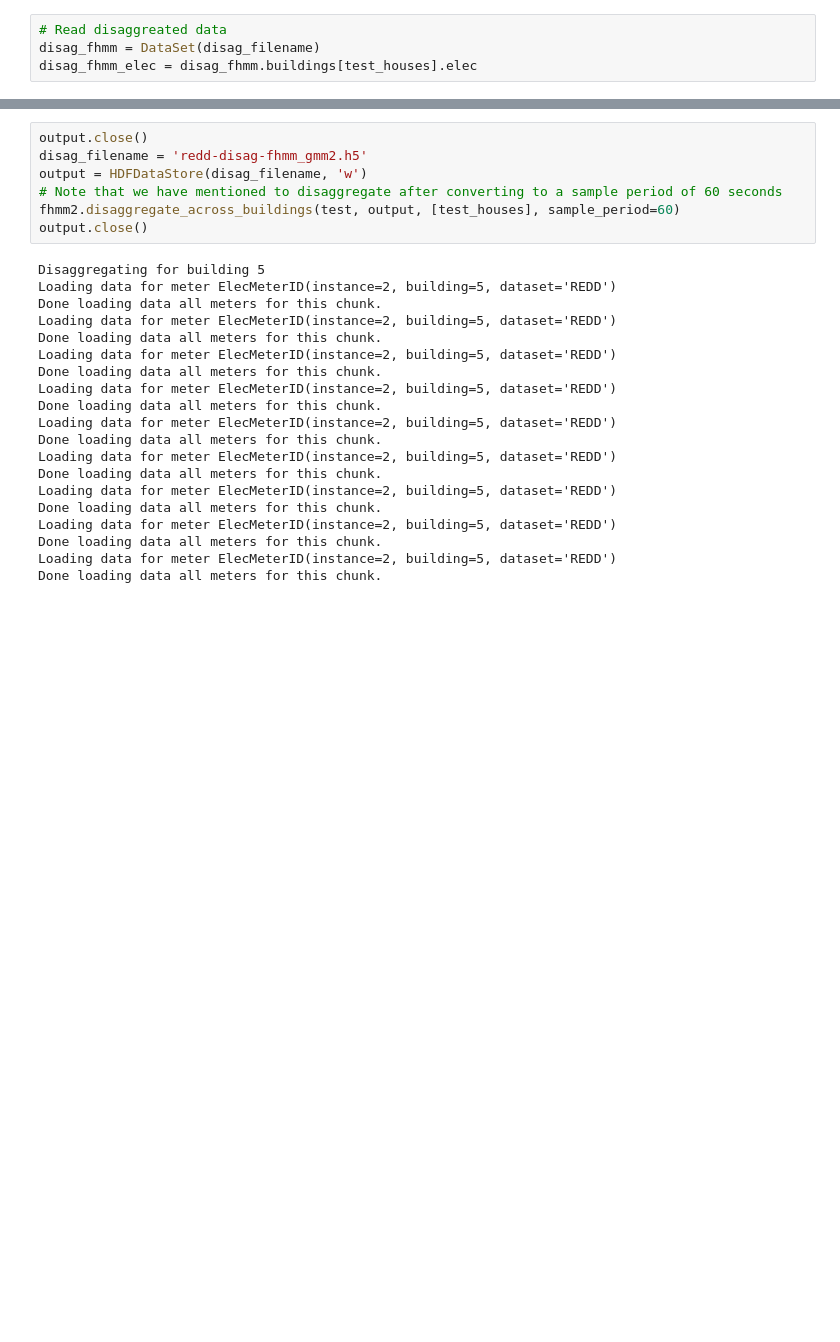
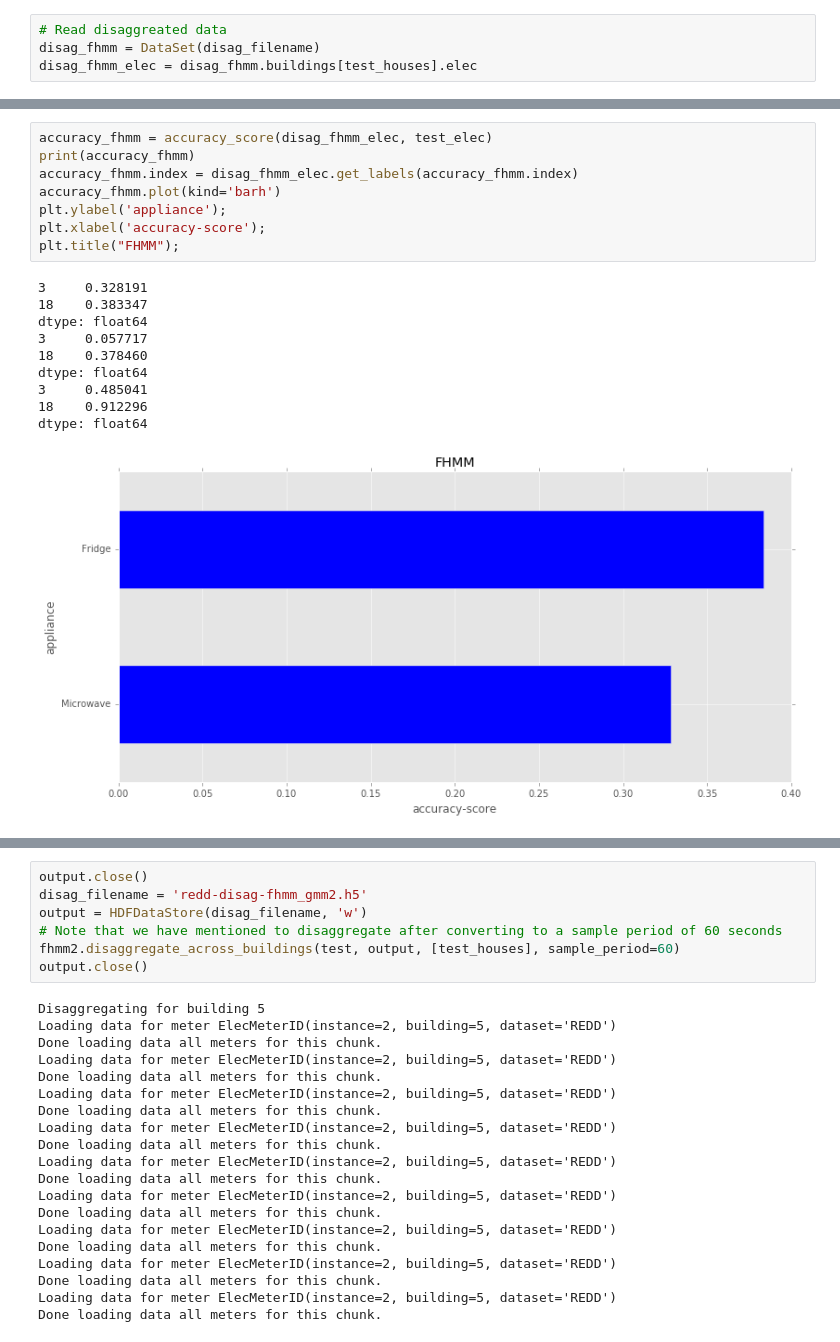
Before and after one commit to tperol/am207-NILM-project, a Jupyter notebook: fhmm.ipynb, the cells around one changed output, grey strips where cells are left out. Cells and saved outputs as stored; diff of their text form; blank space fills up the shorter version.

```diff
--- a/fhmm.ipynb
+++ b/fhmm.ipynb
@@ -118,0 +130,19 @@ dtype: float64
+# %%
+accuracy_fhmm = accuracy_score(disag_fhmm_elec, test_elec)
+print(accuracy_fhmm)
+accuracy_fhmm.index = disag_fhmm_elec.get_labels(accuracy_fhmm.index)
+accuracy_fhmm.plot(kind='barh')
+plt.ylabel('appliance');
+plt.xlabel('accuracy-score');
+plt.title("FHMM");
+# %% [output]
+3     0.328191
+18    0.383347
+dtype: float64
+3     0.057717
+18    0.378460
+dtype: float64
+3     0.485041
+18    0.912296
+dtype: float64
+[figure, added]
```
Also changed, not shown: parts of 17 cells of this notebook.
